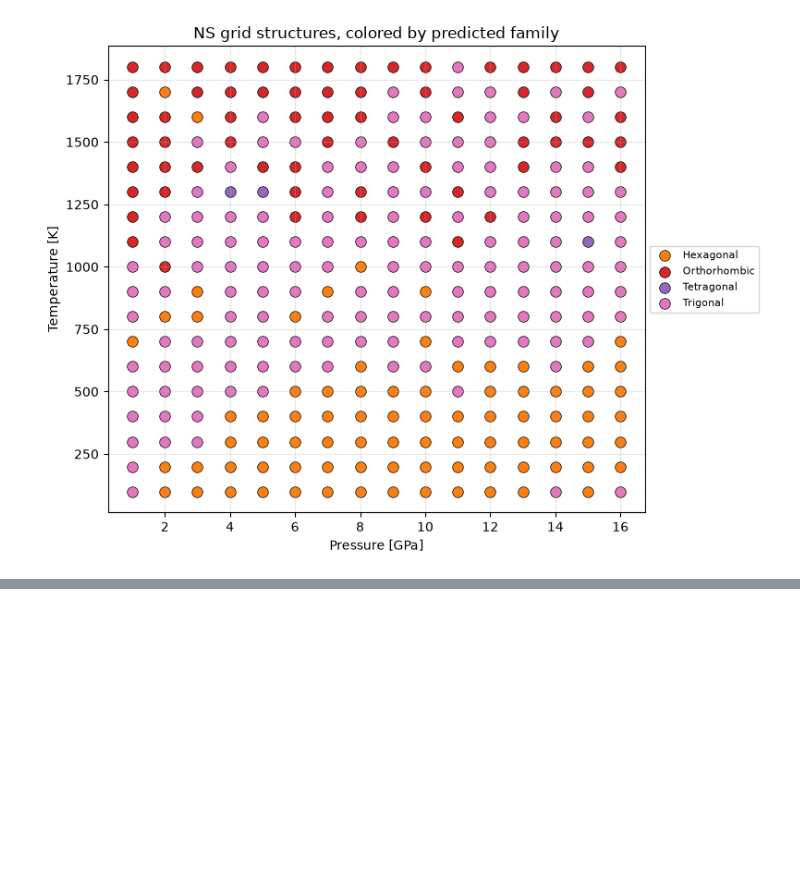
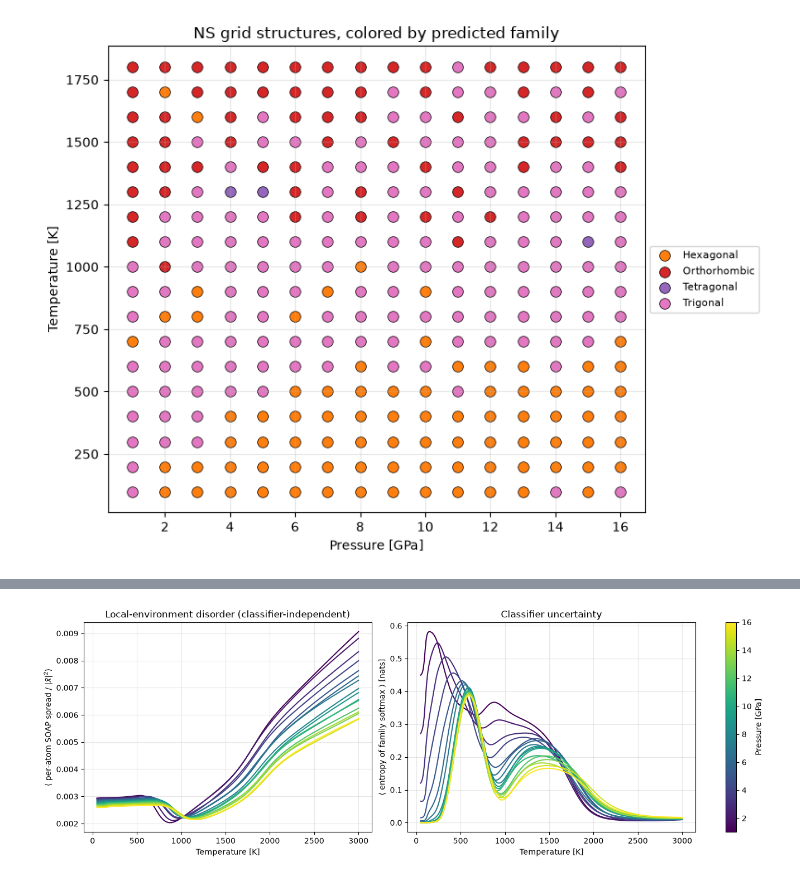
Before and after one commit to Serafserafini/dim_red, a Jupyter notebook: examples/ns_grid_from_trajectories.ipynb, the cells around one changed output, grey strips where cells are left out. Cells and saved outputs as stored; diff of their text form; code cells hidden in the pictures; blank space fills up the shorter version.

```diff
--- a/examples/ns_grid_from_trajectories.ipynb
+++ b/examples/ns_grid_from_trajectories.ipynb
@@ -687,0 +932,16 @@ plt.show()
+# %%
+fig, (ax1, ax2) = plt.subplots(1, 2, figsize=(13, 4.5), layout="constrained")
+for idx in replica_indices:
+    ax1.plot(T_FINE, thermo[idx]["msd_rel"], color=p_color[idx], lw=1.5)
+    ax2.plot(T_FINE, thermo[idx]["entropy"], color=p_color[idx], lw=1.5)
+ax1.set_ylabel(r"$\langle$ per-atom SOAP spread / $|\bar{x}|^2 \rangle$")
+ax1.set_title("Local-environment disorder (classifier-independent)")
+ax2.set_ylabel(r"$\langle$ entropy of family softmax $\rangle$ [nats]")
+ax2.set_title("Classifier uncertainty")
+for ax in (ax1, ax2):
+    ax.set_xlabel("Temperature [K]")
+    ax.grid(alpha=0.3)
+fig.colorbar(plt.cm.ScalarMappable(norm=p_norm, cmap=p_cmap), ax=[ax1, ax2], label="Pressure [GPa]")
+plt.show()
+# %% [output]
+[figure, added]
```
Also changed, not shown: parts of 20 cells of this notebook.
